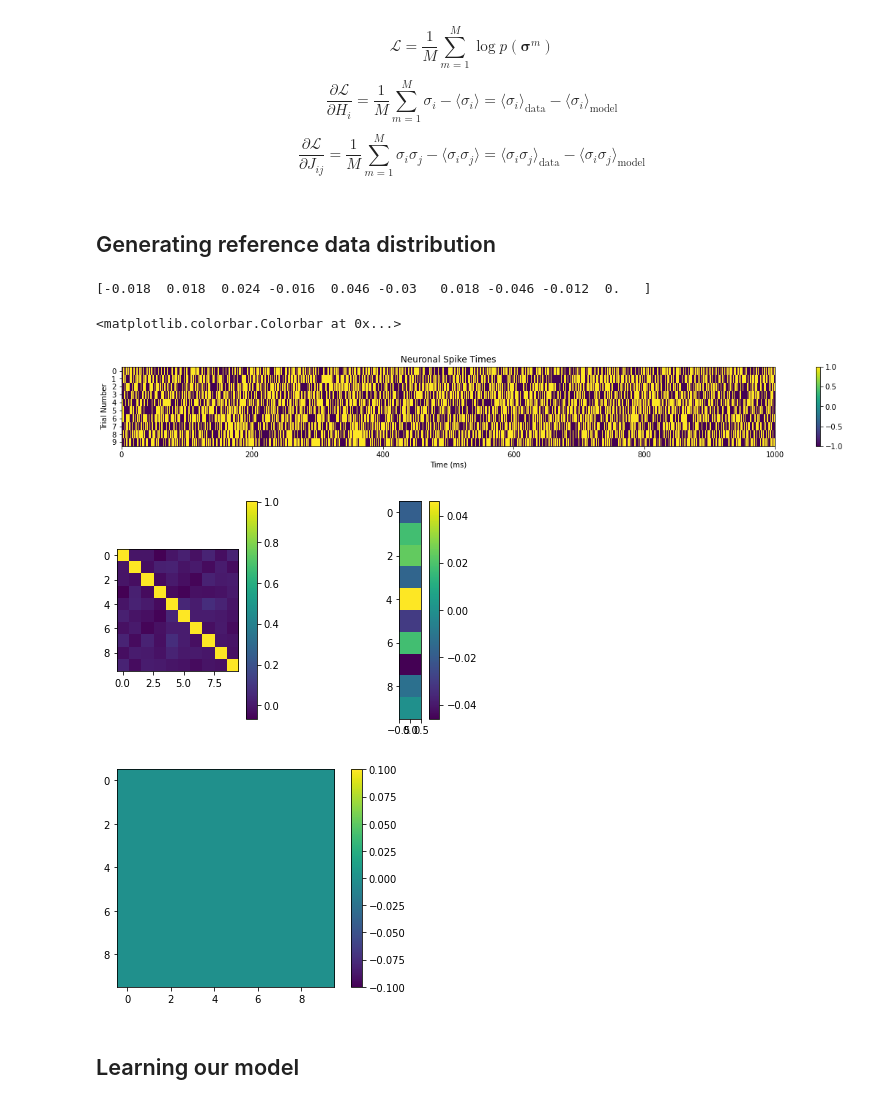
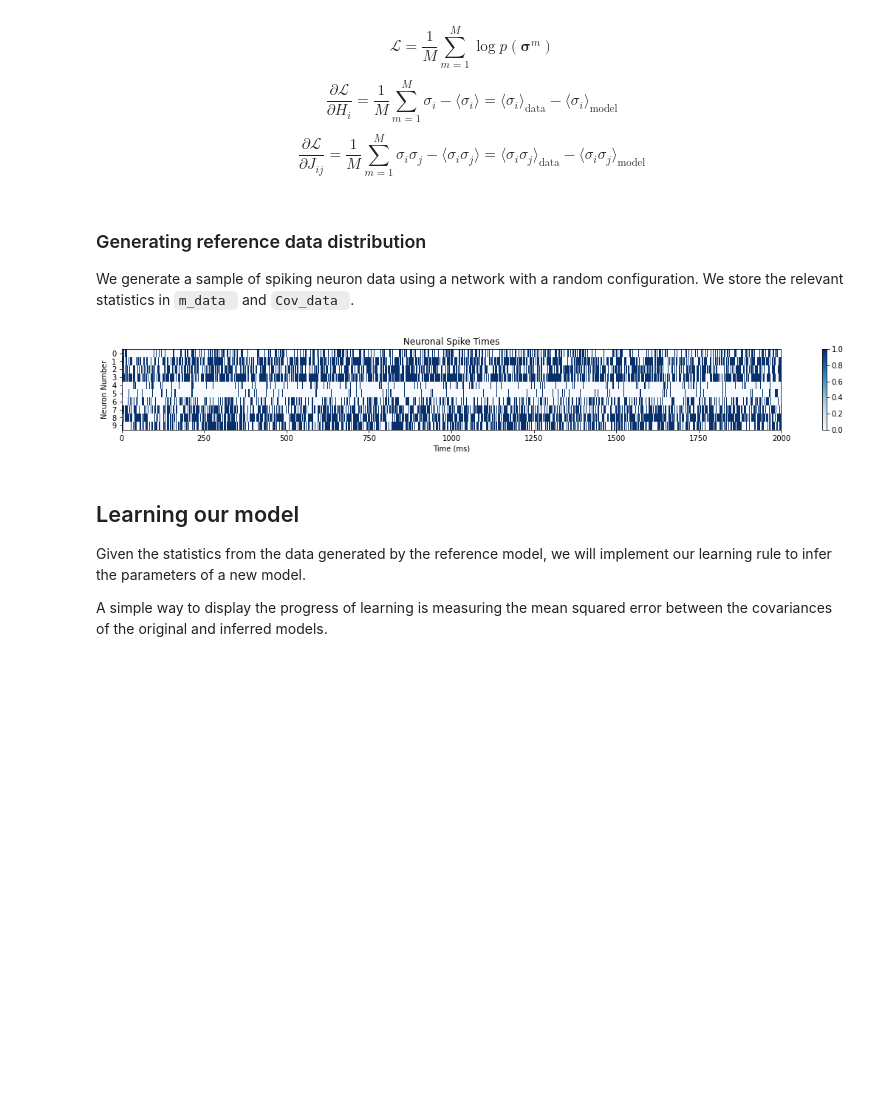
Before and after one commit to MiguelAguilera/Neuro-MaxEnt-inference-tutorial, a Jupyter notebook: Spike_train_learning.ipynb, the cells around one changed output. Drawn from its saved outputs; the diff is of its cells as text; code cells hidden in the pictures; blank space fills up the shorter version.

```diff
--- a/Spike_train_learning.ipynb
+++ b/Spike_train_learning.ipynb
@@ -42,66 +42,50 @@ with open('Ising.py', 'w') as f:
 
 # now we can import
 from Ising import Ising
-# %% [markdown]
-## Generating reference data distribution
+# %% [markdown]
+### Generating reference data distribution
+
+We generate a sample of spiking neuron data using a network with a random configuration. We store the relevant statistics in `m_data ` and  `Cov_data `.
 # %%
 N=10
-T=1000
+T=2000
 
 iu1=np.triu_indices(N,1)
 
 I_data = Ising(10)
-I_data.H = -2+ 0.05*np.random.randn(N)
-#I_data.J[iu1] = 1/N + np.random.randn(N*(N-1)//2)/np.sqrt(N)
+I_data.H = -0.5 + 0.05*np.random.randn(N)
+I_data.J[iu1] = 1/N + np.random.randn(N*(N-1)//2)/np.sqrt(N)
 
 Data_sample = np.zeros((N,T))
 
 I_data.randomize_state()
 for t in range(T//5):
   I_data.SequentialGlauberStep()
 for t in range(T):
   I_data.SequentialGlauberStep()
   Data_sample[:,t] = I_data.s
 
 
 fig, ax = plt.subplots(figsize=(20,2))
 
-plt.imshow(Data_sample, aspect='auto', interpolation='none')
+plt.imshow(Data_sample, aspect='auto', interpolation='none',cmap='Blues')
 plt.colorbar()
 
 ax.set_xlim([0, T])
 ax.set_xlabel('Time (ms)')
 # specify tick marks and label label y axis
 ax.set_yticks(range(N))
-ax.set_ylabel('Trial Number')
+ax.set_ylabel('Neuron Number')
 ax.set_title('Neuronal Spike Times')
 
 m_data = np.mean(Data_sample,axis=1)
 Cov_data = np.cov(Data_sample)
-print(m_data)
-
-plt.figure()
-plt.subplot(122)
-plt.imshow(m_data[:,np.newaxis])
-plt.colorbar()
-
-
-
-
-plt.subplot(121)
-plt.imshow(Cov_data)
-plt.colorbar()
-
-
-plt.figure()
-plt.imshow(I_data.J)
-plt.colorbar()
 # %% [output]
-[-0.018  0.018  0.024 -0.016  0.046 -0.03   0.018 -0.046 -0.012  0.   ]
-<matplotlib.colorbar.Colorbar at 0x...>
-[figure, old version]
+[figure, new version]
-[figure, removed]
-[figure, removed]
-# %% [markdown]
-## Learning our model
+# %% [markdown]
+## Learning our model
+
+Given the statistics from the data generated by the reference model, we will implement our learning rule to infer the parameters of a new model.
+
+A simple way to display the progress of learning is measuring the mean squared error between the covariances of the original and inferred models.
 # %%
```
Also changed, not shown: parts of 7 cells of this notebook.
